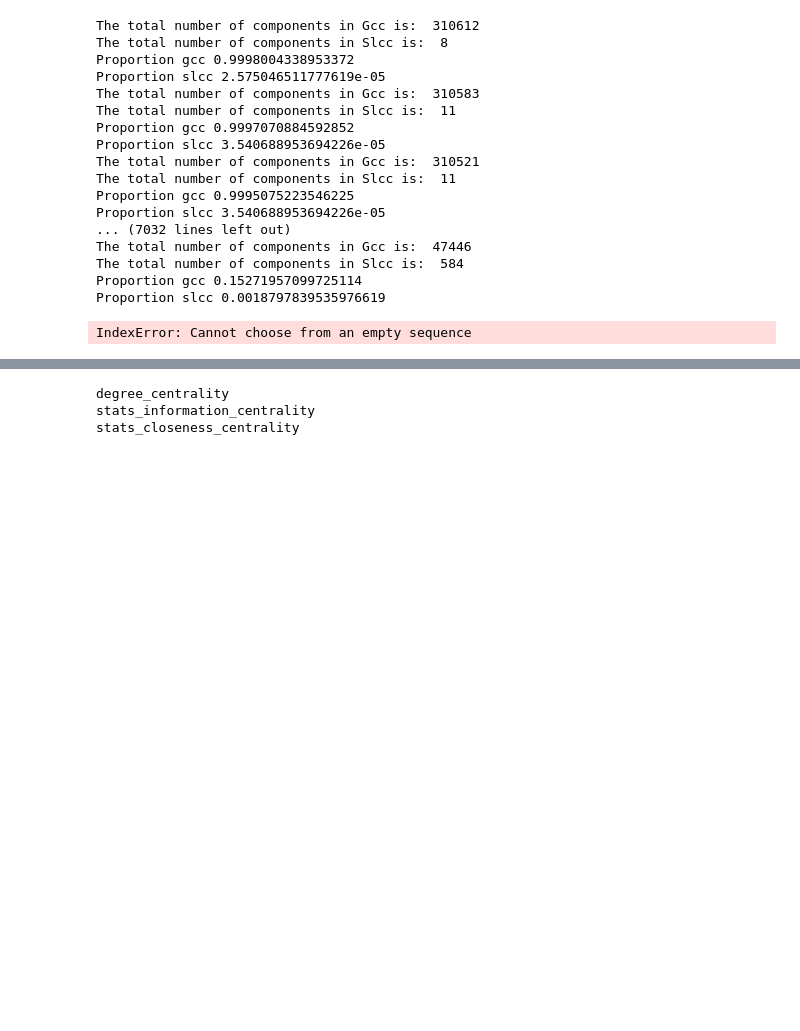
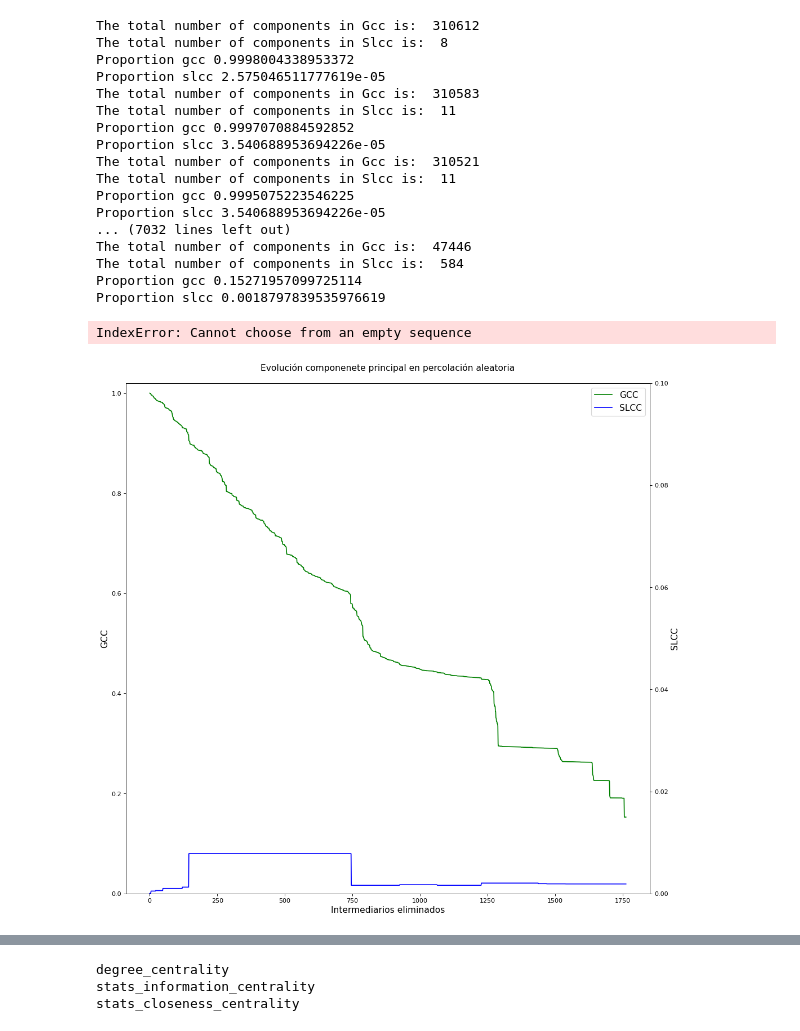
Before and after one commit to edgrz/panama-papers, a Jupyter notebook: graph_study.ipynb, the cells around one changed output, grey strips where cells are left out. Cells and saved outputs as stored; diff of their text form; code cells hidden in the pictures; blank space fills up the shorter version.

```diff
--- a/graph_study.ipynb
+++ b/graph_study.ipynb
@@ -814,21 +814,23 @@ IndexError: Cannot choose from an empty sequence
 # %%
 fig, ax1 = plt.subplots(figsize=(15,15),dpi=80)
 ax1.set_title('Evolución componenete principal en percolación aleatoria',fontsize=14,pad=20)
 x_val_gcc = [x[0] for x in scatter_random_gcc]
 y_val_gcc = [x[1] for x in scatter_random_gcc]
 x_val_sgcc = [x[0] for x in scatter_random_slcc]
 y_val_sgcc = [x[1] for x in scatter_random_slcc]
 
 ax2 = ax1.twinx()
 lns1 = ax1.plot(x_val_gcc, y_val_gcc, 'g-',label="GCC")
 lns2 =ax2.plot(x_val_gcc, y_val_sgcc, 'b-',label="SLCC")
 lns = lns1+lns2
 ax1.set_xlabel('Intermediarios eliminados',fontsize=14)
 ax1.set_ylim([0, 1.02])
-ax2.set_ylim([0, 1.02])
+ax2.set_ylim([0, 0.1])
 ax1.set_ylabel('GCC',fontsize=14)
 ax2.set_ylabel('SLCC',fontsize=14)
 labs = [l.get_label() for l in lns]
 ax1.legend(lns, labs, loc=0,fontsize=14)
 
 plt.show()
+# %% [output]
+[figure, added]
```
Also changed, not shown: parts of 3 cells of this notebook, 2 other files.
